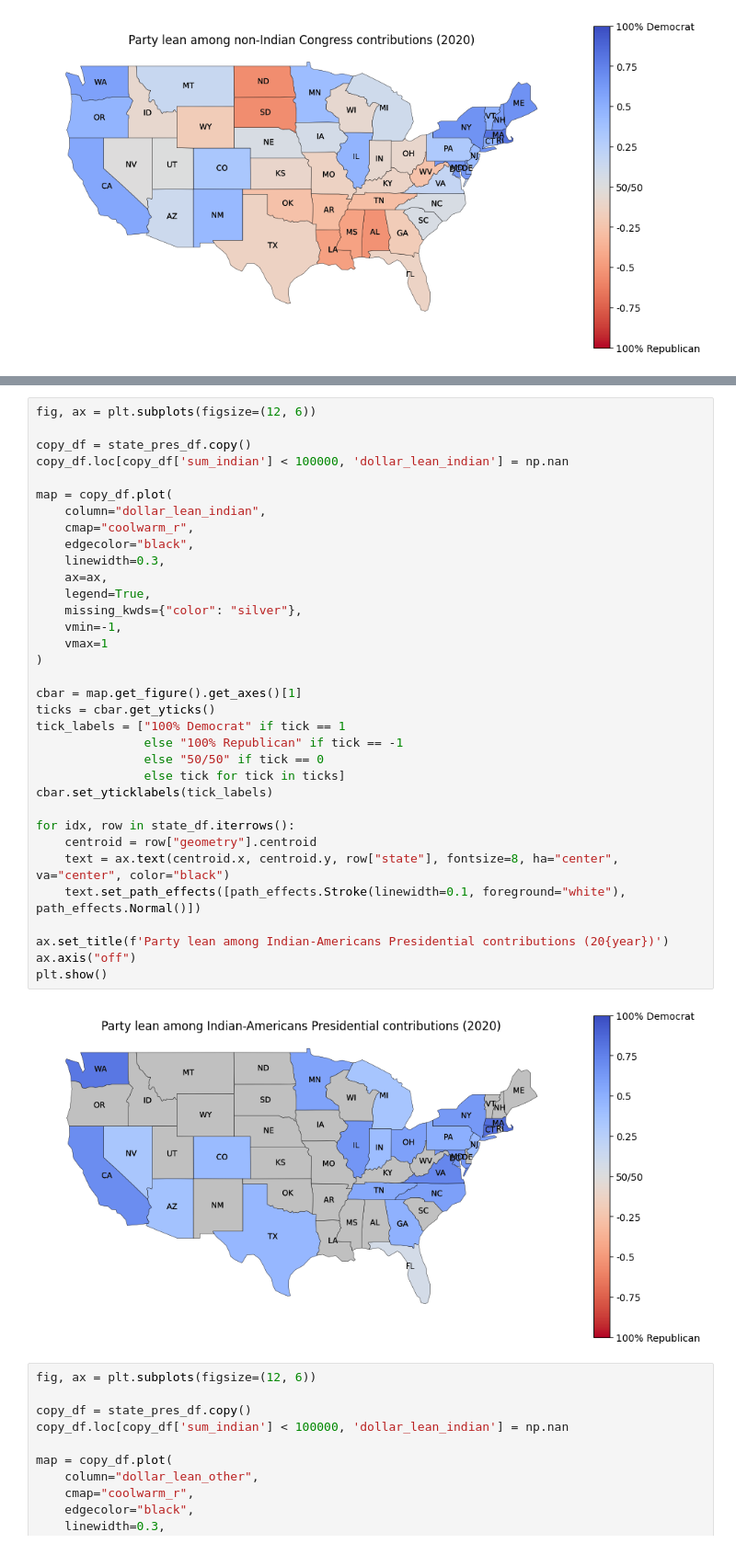
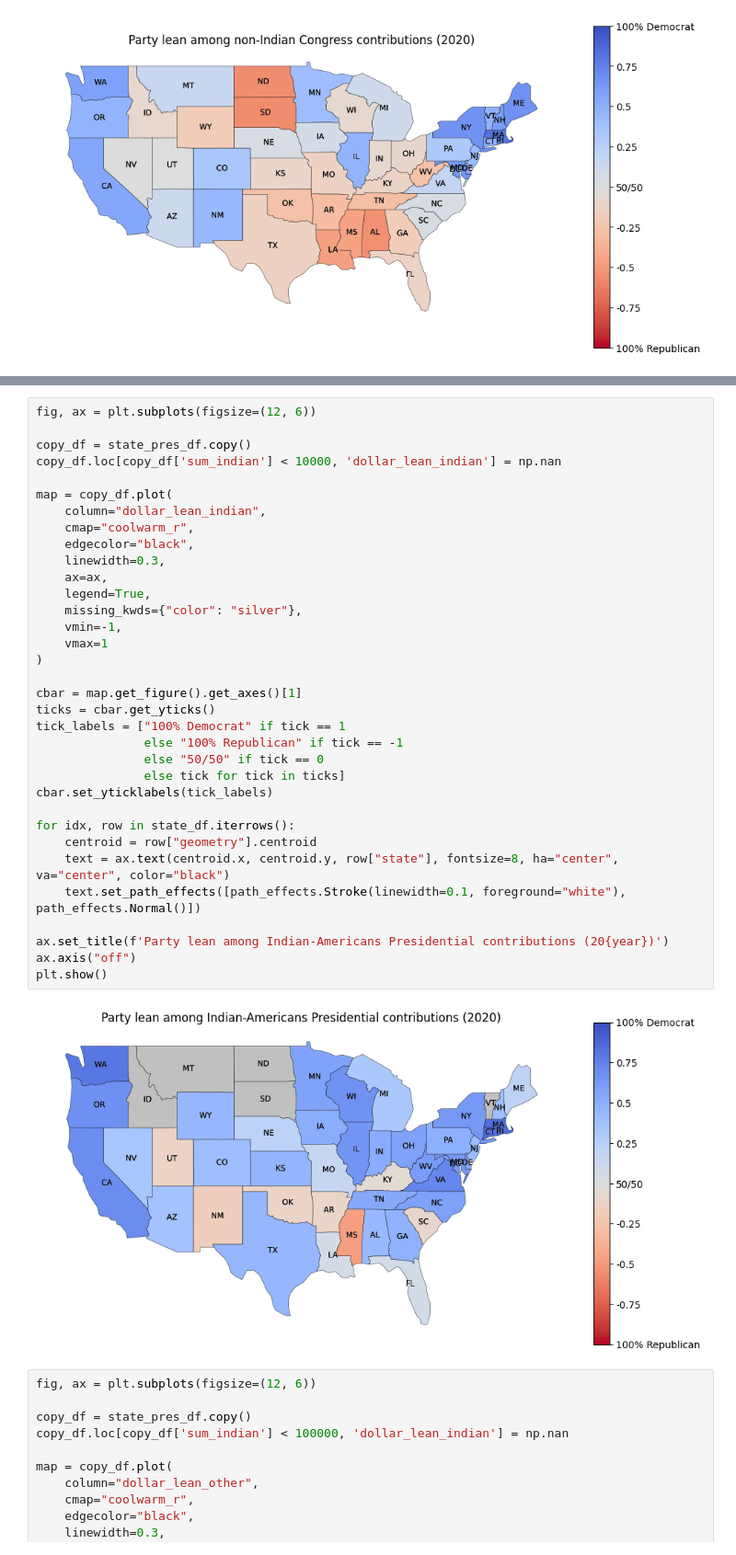
Before and after one commit to kkkarnav/indianamericancontributions, a Jupyter notebook: donor_recip_maps.ipynb, the cells around one changed output, grey strips where cells are left out. Shown at 92% size. Cells and saved outputs as stored; diff of their text form.

```diff
--- a/donor_recip_maps.ipynb
+++ b/donor_recip_maps.ipynb
@@ -497,38 +497,38 @@ plt.show()
 fig, ax = plt.subplots(figsize=(12, 6))
 
 copy_df = state_pres_df.copy()
-copy_df.loc[copy_df['sum_indian'] < 100000, 'dollar_lean_indian'] = np.nan
+copy_df.loc[copy_df['sum_indian'] < 10000, 'dollar_lean_indian'] = np.nan
 
 map = copy_df.plot(
     column="dollar_lean_indian",
     cmap="coolwarm_r",
     edgecolor="black",
     linewidth=0.3,
     ax=ax,
     legend=True,
     missing_kwds={"color": "silver"},
     vmin=-1,
     vmax=1
 )
 
 cbar = map.get_figure().get_axes()[1]
 ticks = cbar.get_yticks()
 tick_labels = ["100% Democrat" if tick == 1
                else "100% Republican" if tick == -1
                else "50/50" if tick == 0
                else tick for tick in ticks]
 cbar.set_yticklabels(tick_labels)
 
 for idx, row in state_df.iterrows():
     centroid = row["geometry"].centroid
     text = ax.text(centroid.x, centroid.y, row["state"], fontsize=8, ha="center", va="center", color="black")
     text.set_path_effects([path_effects.Stroke(linewidth=0.1, foreground="white"), path_effects.Normal()])
 
 ax.set_title(f'Party lean among Indian-Americans Presidential contributions (20{year})')
 ax.axis("off")
 plt.show()
 # %% [output]
-[figure, old version]
+[figure, new version]
 # %%
 fig, ax = plt.subplots(figsize=(12, 6))
 
```
Also changed, not shown: parts of 43 cells of this notebook, 8 other files.
